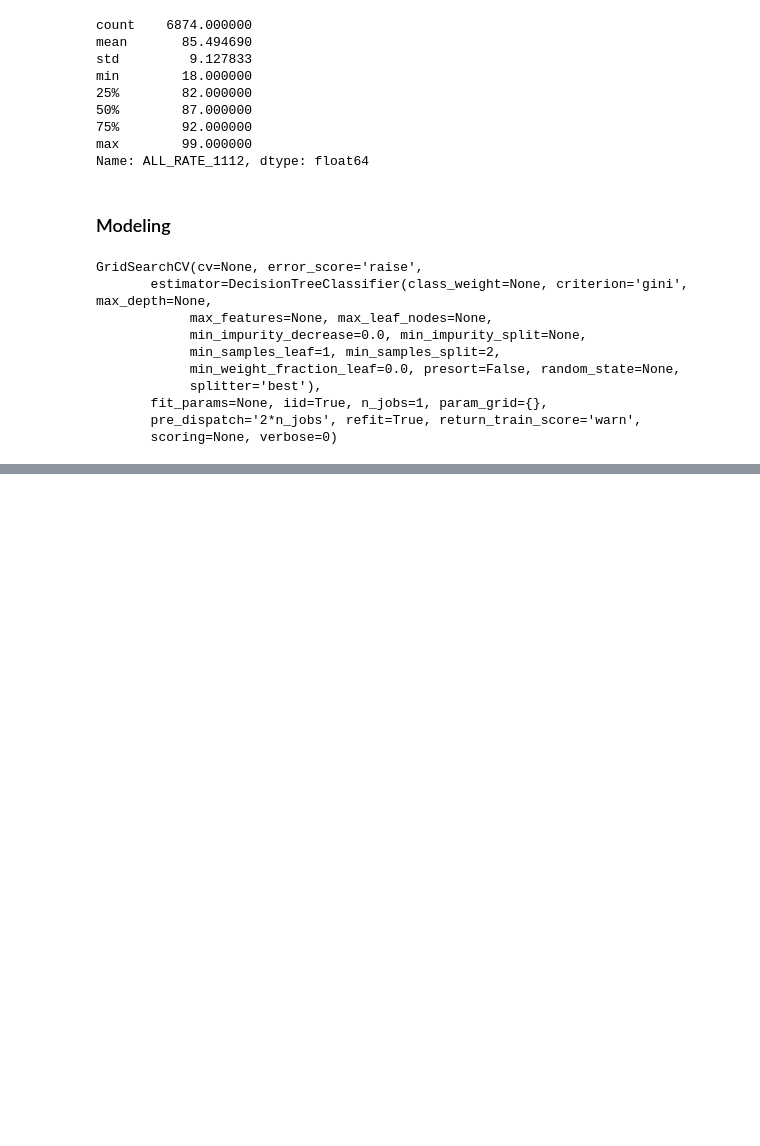
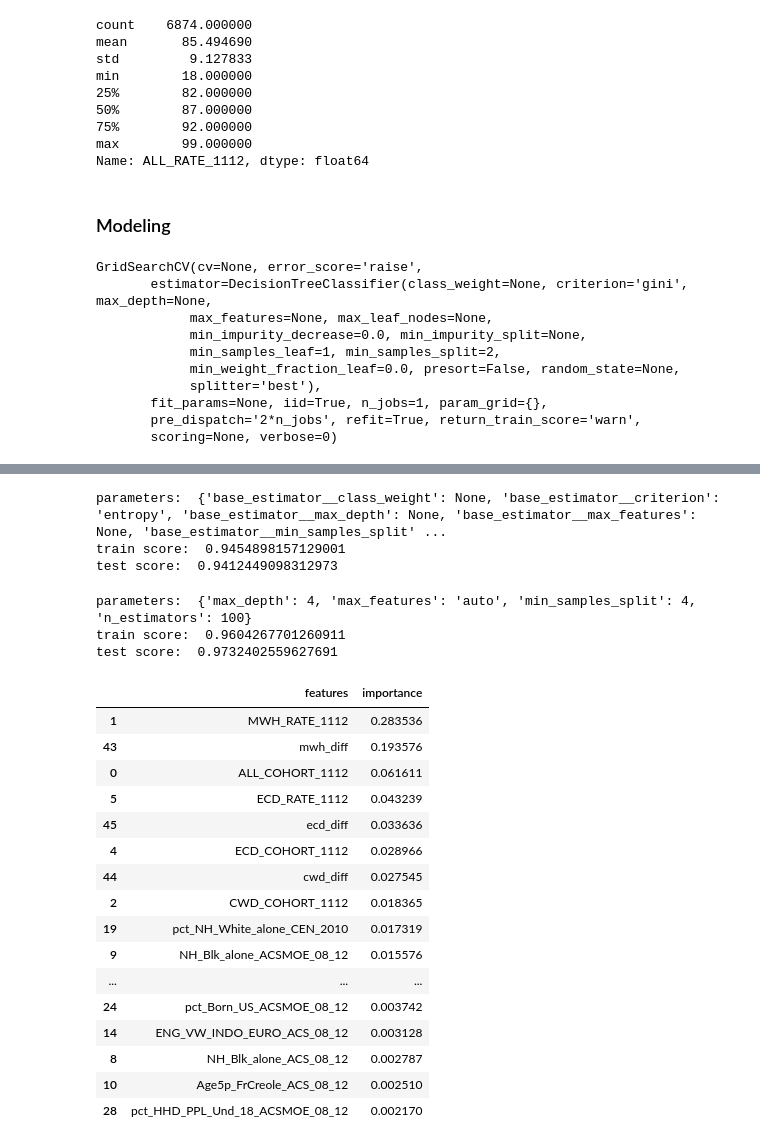
Before and after one commit to avgalan/ga_project_3, a Jupyter notebook: project_3.ipynb, the cells around one changed output, grey strips where cells are left out. Cells and saved outputs as stored; diff of their text form; code cells hidden in the pictures; blank space fills up the shorter version.

```diff
--- a/project_3.ipynb
+++ b/project_3.ipynb
@@ -640,0 +706,4 @@ KeyboardInterrupt:
+# %%
+#transform X_train, X_test
+X_reduced_train = selector.transform(X_train)
+X_reduced_test = selector.transform(X_test)
@@ -640,0 +853,60 @@ KeyboardInterrupt:
+# %%
+#Ada Boost
+ada = AdaBoostClassifier(base_estimator=DecisionTreeClassifier(), random_state=33)
+ada_params = {
+    'n_estimators': [40, 50, 60],
+    'base_estimator__criterion': ['gini', 'entropy'],
+    'base_estimator__max_depth': [None, 1, 2, 3],
+    'base_estimator__min_samples_split': [2, 3, 4, 5],
+    'base_estimator__max_features': [None, 'auto', 'log2'],
+    'base_estimator__class_weight': [None, 'balanced']
+}
+gs_ada = GridSearchCV(ada, param_grid=ada_params)
+gs_ada.fit(X_reduced_train, y_train)
+print('parameters: ', gs_ada.best_params_)
+print('train score: ', gs_ada.best_score_)
+print('test score: ', gs_ada.score(X_reduced_test, y_test))
+# %% [output]
+parameters:  {'base_estimator__class_weight': None, 'base_estimator__criterion': 'entropy', 'base_estimator__max_depth': None, 'base_estimator__max_features': None, 'base_estimator__min_samples_split' ...
+train score:  0.9454898157129001
+test score:  0.9412449098312973
+# %%
+gb = GradientBoostingClassifier()
+gb_params = {
+    'max_depth': [2,3,4],
+    'min_samples_split': [2, 3, 4],
+    'n_estimators': [75, 100, 125],
+    'max_features': ['auto', None]
+}
+gs_gb = GridSearchCV(gb, gb_params)
+gs_gb.fit(X_reduced_train, y_train)
+print('parameters: ', gs_gb.best_params_)
+print('train score: ', gs_gb.best_score_)
+print('test score: ', gs_gb.score(X_reduced_test, y_test))
+# %% [output]
+parameters:  {'max_depth': 4, 'max_features': 'auto', 'min_samples_split': 4, 'n_estimators': 100}
+train score:  0.9604267701260911
+test score:  0.9732402559627691
+# %%
+gb_importance = gs_gb.best_estimator_.feature_importances_
+# %%
+feature_importances_df = pd.DataFrame(data={'features': selected_features, 'importance': gb_importance})
+feature_importances_df.sort_values(by='importance', ascending=False)
+# %% [output]
+|  | features | importance |
+| 1 | MWH_RATE_1112 | 0.283536 |
+| 43 | mwh_diff | 0.193576 |
+| 0 | ALL_COHORT_1112 | 0.061611 |
+| 5 | ECD_RATE_1112 | 0.043239 |
+| 45 | ecd_diff | 0.033636 |
+| 4 | ECD_COHORT_1112 | 0.028966 |
+| 44 | cwd_diff | 0.027545 |
+| 2 | CWD_COHORT_1112 | 0.018365 |
+| 19 | pct_NH_White_alone_CEN_2010 | 0.017319 |
+| 9 | NH_Blk_alone_ACSMOE_08_12 | 0.015576 |
+| ... | ... | ... |
+| 24 | pct_Born_US_ACSMOE_08_12 | 0.003742 |
+| 14 | ENG_VW_INDO_EURO_ACS_08_12 | 0.003128 |
+| 8 | NH_Blk_alone_ACS_08_12 | 0.002787 |
+| 10 | Age5p_FrCreole_ACS_08_12 | 0.002510 |
+| 28 | pct_HHD_PPL_Und_18_ACSMOE_08_12 | 0.002170 |
```
Also changed, not shown: parts of 22 cells of this notebook.
